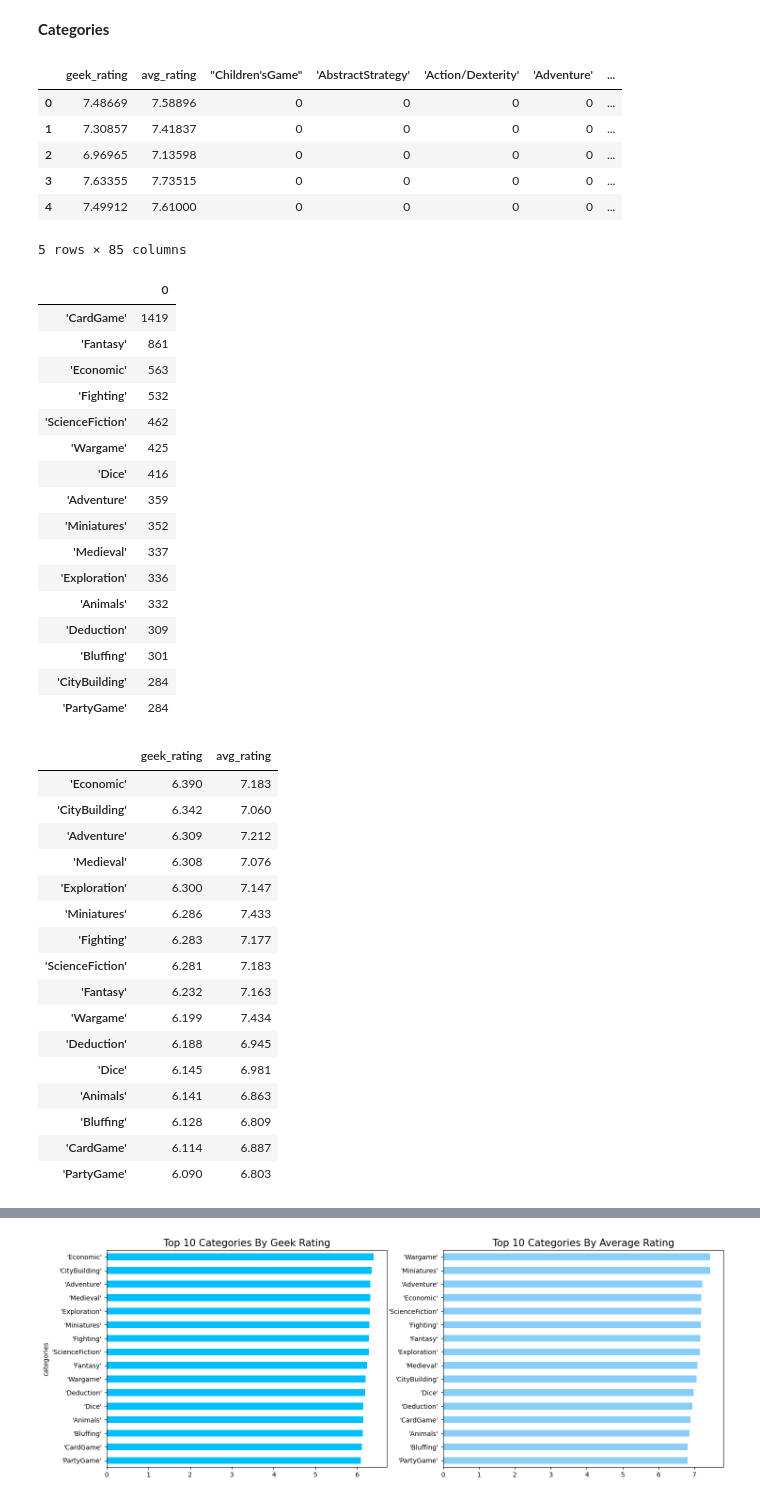
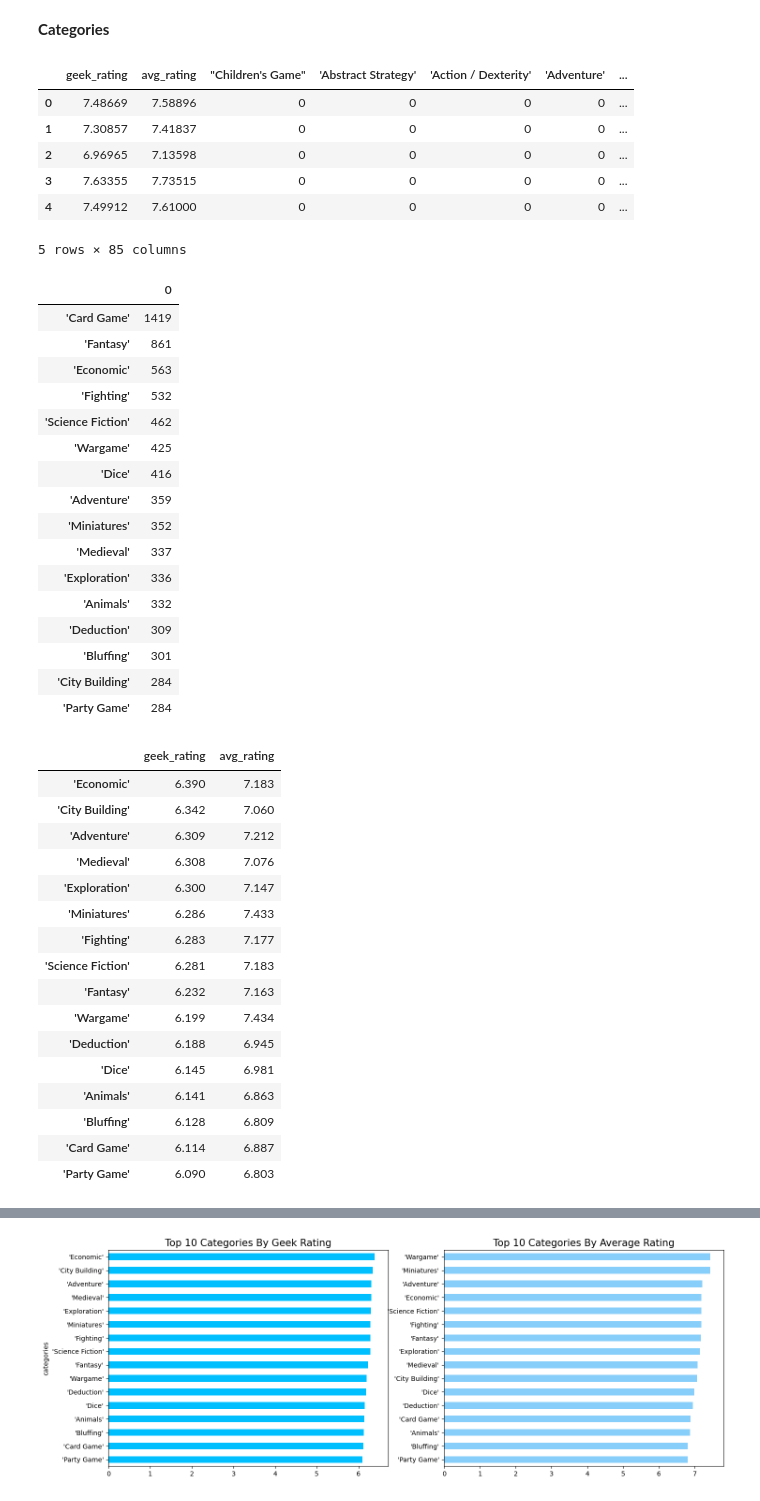
Before and after one commit to Kopzzz/Board-Game-RecCommu, a Jupyter notebook: code/1_Cleaning&EDA_BoardGames.ipynb, the cells around one changed output, grey strips where cells are left out. Saved outputs shown, nothing was run; the diff lists cells and outputs as text; code cells hidden in the pictures.

```diff
--- a/code/1_Cleaning&EDA_BoardGames.ipynb
+++ b/code/1_Cleaning&EDA_BoardGames.ipynb
@@ -388,14 +388,13 @@ df_rating.head()
 **Categories**
 # %%
 cats_dummy = df_bg['category'].str.strip('[]').copy()
-cats_dummy = cats_dummy.str.replace(" ", '')
 
-cats_dummy = pd.concat([cats_dummy.str.get_dummies(sep=",")])
+cats_dummy = pd.concat([cats_dummy.str.get_dummies(sep=", ")])
 
 cats_rating = df_rating.join(cats_dummy, how='left')
 cats_rating.head()
 # %% [output]
-|  | geek_rating | avg_rating | "Children'sGame" | 'AbstractStrategy' | 'Action/Dexterity' | 'Adventure' | ... |
+|  | geek_rating | avg_rating | "Children's Game" | 'Abstract Strategy' | 'Action / Dexterity' | 'Adventure' | ... |
 | 0 | 7.48669 | 7.58896 | 0 | 0 | 0 | 0 | ... |
 | 1 | 7.30857 | 7.41837 | 0 | 0 | 0 | 0 | ... |
 | 2 | 6.96965 | 7.13598 | 0 | 0 | 0 | 0 | ... |
@@ -414,11 +413,11 @@ cats_top = cats_top.sort_values(0, ascending=False)
 cats_top
 # %% [output]
 |  | 0 |
-| 'CardGame' | 1419 |
+| 'Card Game' | 1419 |
 | 'Fantasy' | 861 |
 | 'Economic' | 563 |
 | 'Fighting' | 532 |
-| 'ScienceFiction' | 462 |
+| 'Science Fiction' | 462 |
 | 'Wargame' | 425 |
 | 'Dice' | 416 |
 | 'Adventure' | 359 |
@@ -428,8 +427,8 @@ cats_top
 | 'Animals' | 332 |
 | 'Deduction' | 309 |
 | 'Bluffing' | 301 |
-| 'CityBuilding' | 284 |
-| 'PartyGame' | 284 |
+| 'City Building' | 284 |
+| 'Party Game' | 284 |
 # %%
 # make a dictionary to store our next part
 cats_rating_dict = {}
@@ -450,21 +449,21 @@ cats_geek_rating
 # %% [output]
 |  | geek_rating | avg_rating |
 | 'Economic' | 6.390 | 7.183 |
-| 'CityBuilding' | 6.342 | 7.060 |
+| 'City Building' | 6.342 | 7.060 |
 | 'Adventure' | 6.309 | 7.212 |
 | 'Medieval' | 6.308 | 7.076 |
 | 'Exploration' | 6.300 | 7.147 |
 | 'Miniatures' | 6.286 | 7.433 |
 | 'Fighting' | 6.283 | 7.177 |
-| 'ScienceFiction' | 6.281 | 7.183 |
+| 'Science Fiction' | 6.281 | 7.183 |
 | 'Fantasy' | 6.232 | 7.163 |
 | 'Wargame' | 6.199 | 7.434 |
 | 'Deduction' | 6.188 | 6.945 |
 | 'Dice' | 6.145 | 6.981 |
 | 'Animals' | 6.141 | 6.863 |
 | 'Bluffing' | 6.128 | 6.809 |
-| 'CardGame' | 6.114 | 6.887 |
-| 'PartyGame' | 6.090 | 6.803 |
+| 'Card Game' | 6.114 | 6.887 |
+| 'Party Game' | 6.090 | 6.803 |
 # %%
 cats_top.plot(kind='barh', color='steelblue', legend=None)
 plt.gca().invert_yaxis()
```
Also changed, not shown: parts of 6 cells of this notebook, 2 other files.
